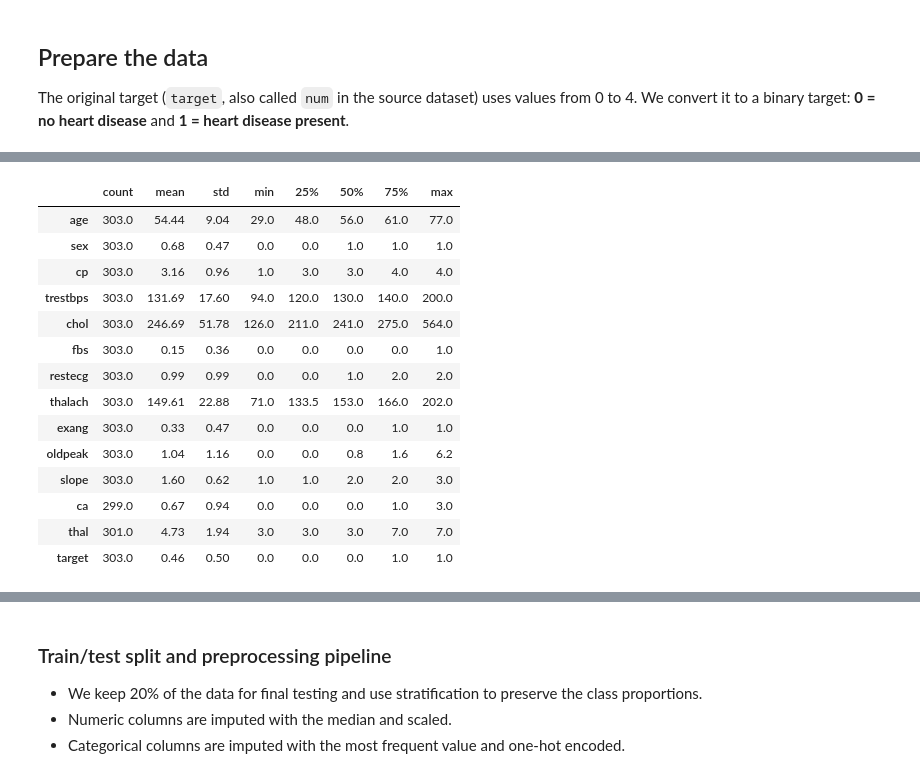
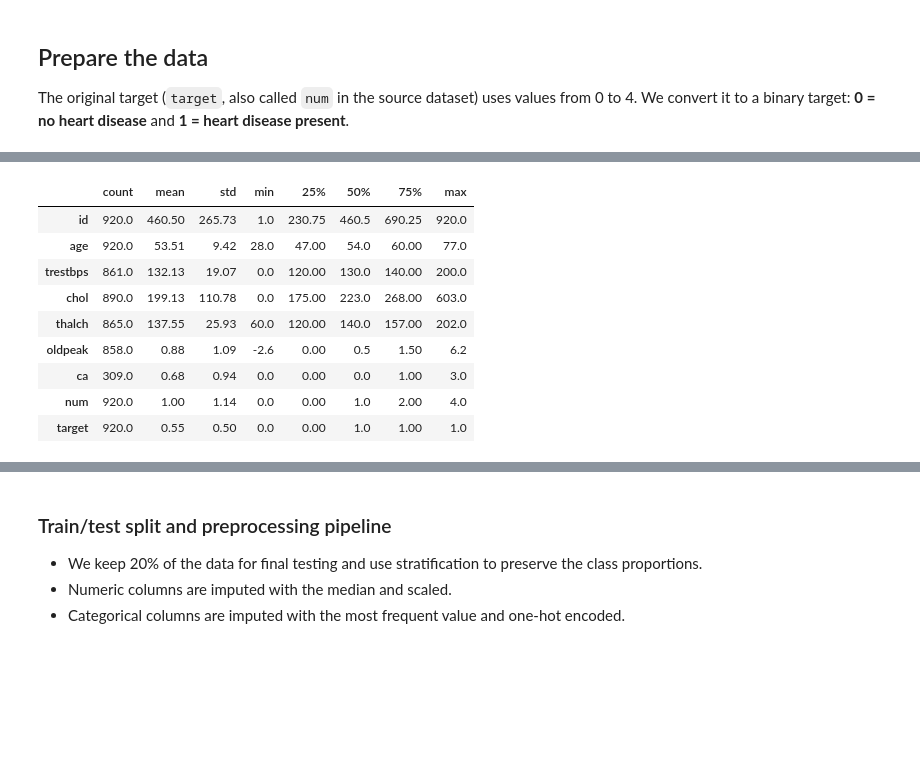
Before and after one commit to Shanaka27/ML_assignment, a Jupyter notebook: ML_Assignment.ipynb, the cells around one changed output, grey strips where cells are left out. Cells and saved outputs as stored; diff of their text form; code cells hidden in the pictures; blank space fills up the shorter version.

```diff
--- a/ML_Assignment.ipynb
+++ b/ML_Assignment.ipynb
@@ -77,19 +94,38 @@ Dataset shape: (303, 14)
 
 The original target (`target`, also called `num` in the source dataset) uses values from 0 to 4. We convert it to a binary target: **0 = no heart disease** and **1 = heart disease present**.
 # %%
-df = df.dropna(subset=["target"]).copy()
-df["target"] = (df["target"] > 0).astype(int)
+# Remove rows with missing target values
+df = df.dropna(subset=["num"]).copy()
+
+# Convert num into a binary target:
+# 0 = No disease, greater than 0 = Disease
+df["target"] = (pd.to_numeric(df["num"], errors="coerce") > 0).astype(int)
 
 print("Dataset rows and columns:", df.shape)
+
 print("\nMissing values by column:")
 missing_values = df.isna().sum()
-print(missing_values[missing_values > 0] if missing_values.any() else "No missing values found.")
+print(
+    missing_values[missing_values > 0]
+    if missing_values.any()
+    else "No missing values found."
+)
 
 print("\nClass counts:")
-print(df["target"].value_counts().sort_index().rename(index={0: "No disease", 1: "Disease"}))
+print(
+    df["target"].value_counts()
+    .sort_index()
+    .rename(index={0: "No disease", 1: "Disease"})
+)
 
 print("\nClass proportions:")
-print(df["target"].value_counts(normalize=True).sort_index().round(3).rename(index={0: "No disease", 1: "Disease"}))
+print(
+    df["target"].value_counts(normalize=True)
+    .sort_index()
+    .round(3)
+    .rename(index={0: "No disease", 1: "Disease"})
+)
 
+print("\nDescriptive statistics:")
 display(df.describe().T.round(2))
 # %% [output]
@@ -114,18 +149,13 @@ Name: proportion, dtype: float64
 |  | count | mean | std | min | 25% | 50% | 75% | max |
-| age | 303.0 | 54.44 | 9.04 | 29.0 | 48.0 | 56.0 | 61.0 | 77.0 |
-| sex | 303.0 | 0.68 | 0.47 | 0.0 | 0.0 | 1.0 | 1.0 | 1.0 |
-| cp | 303.0 | 3.16 | 0.96 | 1.0 | 3.0 | 3.0 | 4.0 | 4.0 |
-| trestbps | 303.0 | 131.69 | 17.60 | 94.0 | 120.0 | 130.0 | 140.0 | 200.0 |
-| chol | 303.0 | 246.69 | 51.78 | 126.0 | 211.0 | 241.0 | 275.0 | 564.0 |
-| fbs | 303.0 | 0.15 | 0.36 | 0.0 | 0.0 | 0.0 | 0.0 | 1.0 |
-| restecg | 303.0 | 0.99 | 0.99 | 0.0 | 0.0 | 1.0 | 2.0 | 2.0 |
-| thalach | 303.0 | 149.61 | 22.88 | 71.0 | 133.5 | 153.0 | 166.0 | 202.0 |
-| exang | 303.0 | 0.33 | 0.47 | 0.0 | 0.0 | 0.0 | 1.0 | 1.0 |
-| oldpeak | 303.0 | 1.04 | 1.16 | 0.0 | 0.0 | 0.8 | 1.6 | 6.2 |
-| slope | 303.0 | 1.60 | 0.62 | 1.0 | 1.0 | 2.0 | 2.0 | 3.0 |
-| ca | 299.0 | 0.67 | 0.94 | 0.0 | 0.0 | 0.0 | 1.0 | 3.0 |
-| thal | 301.0 | 4.73 | 1.94 | 3.0 | 3.0 | 3.0 | 7.0 | 7.0 |
-| target | 303.0 | 0.46 | 0.50 | 0.0 | 0.0 | 0.0 | 1.0 | 1.0 |
+| id | 920.0 | 460.50 | 265.73 | 1.0 | 230.75 | 460.5 | 690.25 | 920.0 |
+| age | 920.0 | 53.51 | 9.42 | 28.0 | 47.00 | 54.0 | 60.00 | 77.0 |
+| trestbps | 861.0 | 132.13 | 19.07 | 0.0 | 120.00 | 130.0 | 140.00 | 200.0 |
+| chol | 890.0 | 199.13 | 110.78 | 0.0 | 175.00 | 223.0 | 268.00 | 603.0 |
+| thalch | 865.0 | 137.55 | 25.93 | 60.0 | 120.00 | 140.0 | 157.00 | 202.0 |
+| oldpeak | 858.0 | 0.88 | 1.09 | -2.6 | 0.00 | 0.5 | 1.50 | 6.2 |
+| ca | 309.0 | 0.68 | 0.94 | 0.0 | 0.00 | 0.0 | 1.00 | 3.0 |
+| num | 920.0 | 1.00 | 1.14 | 0.0 | 0.00 | 1.0 | 2.00 | 4.0 |
+| target | 920.0 | 0.55 | 0.50 | 0.0 | 0.00 | 1.0 | 1.00 | 1.0 |
 # %%
 df["target"].value_counts().sort_index().plot(
     kind="bar", color=["#4C9F70", "#D1495B"]
```
Also changed, not shown: parts of 12 cells of this notebook, 1 other file.
